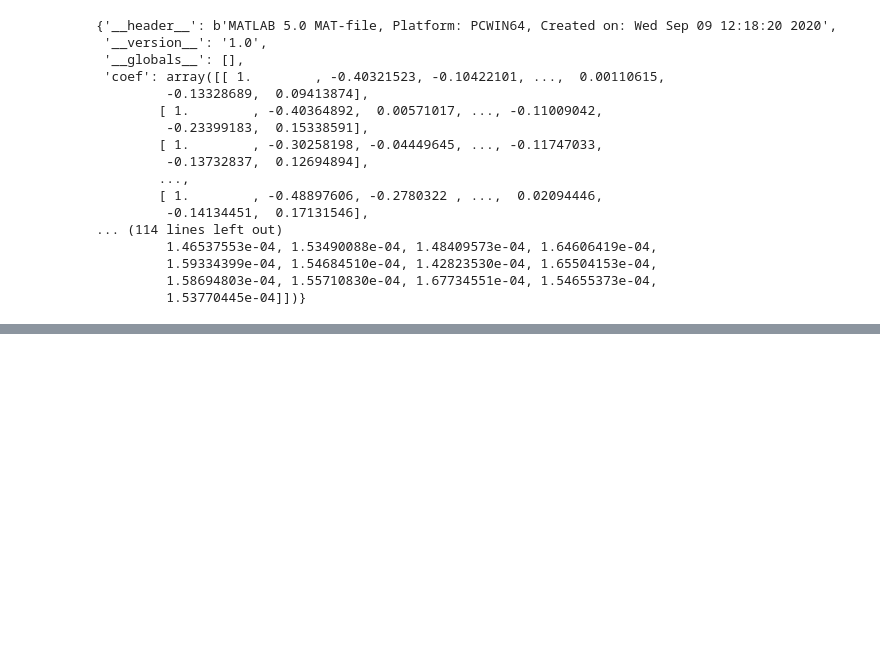
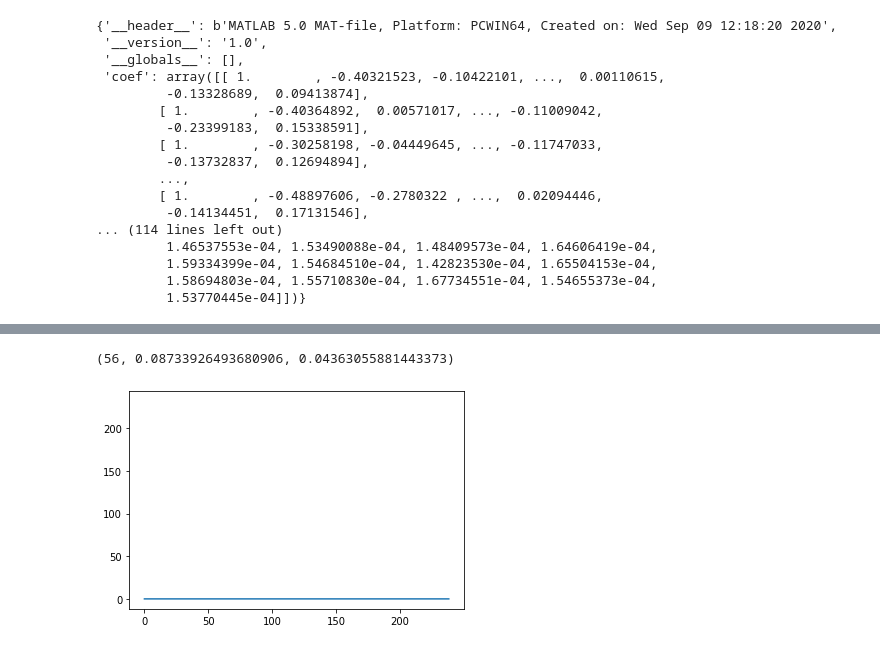
Before and after one commit to pTarNav/SiS_problemes_en_grup, a Jupyter notebook: VOCODER/vocoder.ipynb, the cells around one changed output, grey strips where cells are left out. Saved outputs shown, nothing was run; the diff lists cells and outputs as text; code cells hidden in the pictures; blank space fills up the shorter version.

```diff
--- a/VOCODER/vocoder.ipynb
+++ b/VOCODER/vocoder.ipynb
@@ -79,0 +96,23 @@ putos amos
+# %%
+# Part B, c
+a, b = sintesis['coef'], sintesis['ganancia'][0]
+x = sintesis['excit'][100]
+y = lfilter([b[100]], a[100], x)
+Ryy = convolve(y, y[::-1])
+Ryy = list(Ryy)
+peaks = []
+for i in range(1, len(Ryy)-1):
+    prev = Ryy[i-1]
+    curr = Ryy[i]
+    nxt = Ryy[i+1]
+    if prev < curr and curr > nxt:
+        peaks.append([i, curr])
+peaks.sort(reverse=True, key=lambda x : x[1] )
+Ryy0 = peaks[0][1].item()
+pos_Ryy0 = peaks[0][0]
+RyyN = peaks[1][1].item()
+pos_RyyN = peaks[1][0]
+N = abs(pos_Ryy0 - pos_RyyN)
+# %% [output]
+(56, 0.08733926493680906, 0.04363055881443373)
+[figure, added]
```
Also changed, not shown: parts of 4 cells of this notebook.
